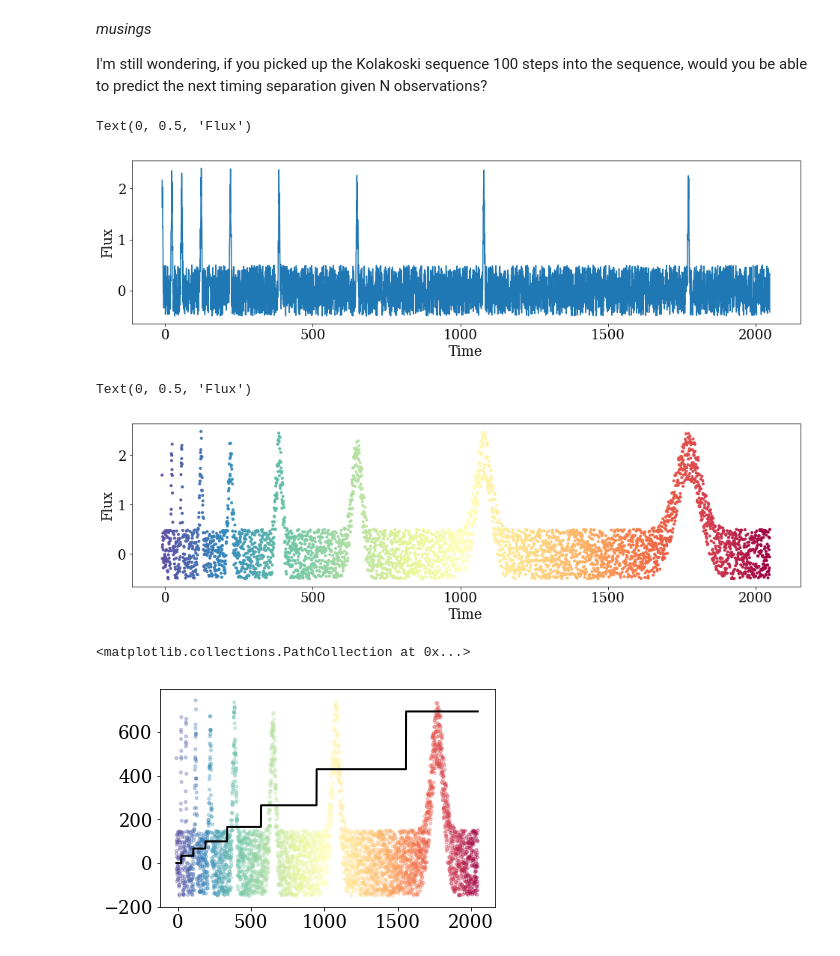
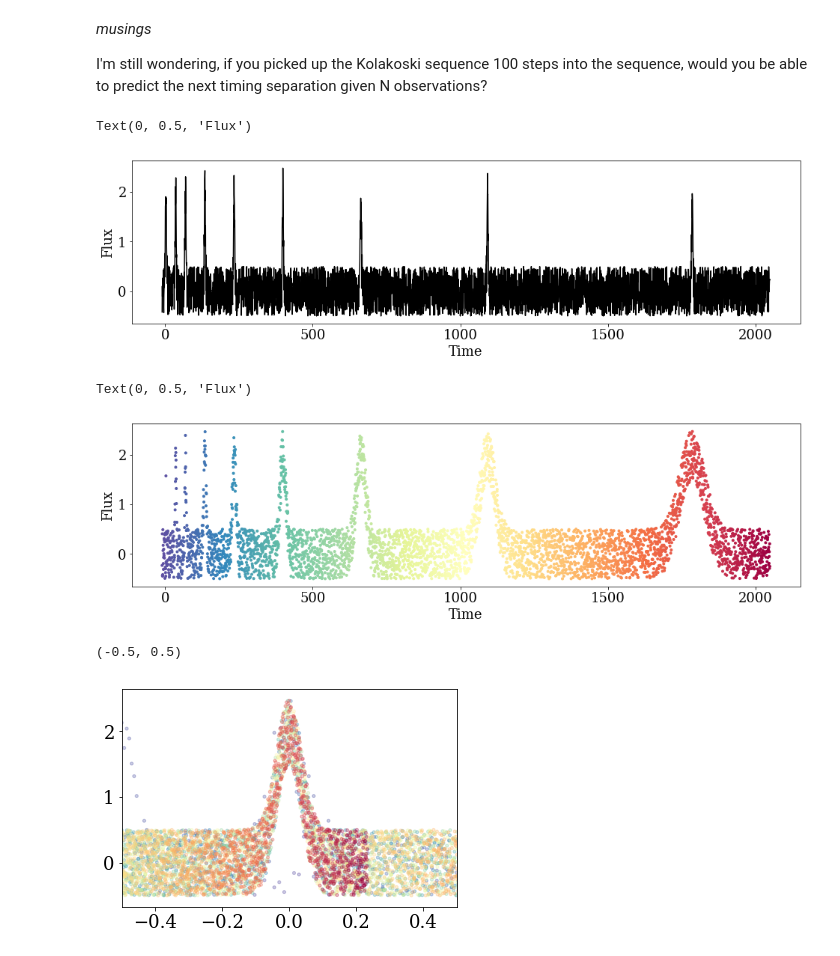
Before and after one commit to StellarCartography/SDM, a Jupyter notebook: code/SDM.ipynb, the cells around one changed output. Saved outputs shown, nothing was run; the diff lists cells and outputs as text; code cells hidden in the pictures.

```diff
--- a/code/SDM.ipynb
+++ b/code/SDM.ipynb
@@ -29,7 +29,7 @@ matplotlib.rcParams.update({'font.family':'serif'})
 std = 2
 tau = 33
 amp = 2.
-t0 = 0
+t0 = 3
 
 time = np.arange(-10, 2048, 0.5)
 
@@ -37,14 +37,16 @@ flux = np.random.random(len(time))*1 - 0.5
 flux = flux + fib_gaus1(time, tau, amp, std, t0=t0)
 
 plt.figure(figsize=(16,4))
-plt.plot(time, flux)
+plt.plot(time, flux, c='k')
 plt.xlabel('Time')
 plt.ylabel('Flux')
 # plt.savefig('big_lc.png', dpi=300, bbox_inches='tight', pad_inches=0.25)
 # %% [output]
 Text(0, 0.5, 'Flux')
-[figure, old version]
+[figure, new version]
 # %%
+# and now, what if we scale the width of the gaussian as well...
+
 flux2 = np.random.random(len(time))*1 - 0.5
 flux2 = flux2 + fib_gaus2(time, tau, amp, std, t0=t0, Nfib=9)
 
@@ -54,18 +56,15 @@ plt.xlabel('Time')
 plt.ylabel('Flux')
 # %% [output]
 Text(0, 0.5, 'Flux')
-[figure, old version]
+[figure, new version]
 # %%
-step = np.zeros_like(time)
+# we can of course reconstruct the gaussians, and overlay them all
+
 fib_seq = fib(10) * tau
-dseq = (fib_seq[1:] - fib_seq[0:-1]) / 2
-
 for k in range(1,len(fib_seq)):
-    step[(time >= np.nanmin(time) + t0 + np.cumsum(fib_seq)[k-1] - dseq[k-1]) &
-         (time < np.nanmin(time) + t0 + np.cumsum(fib_seq)[k] - dseq[k-1])] = fib_seq[k-1]
-
-plt.plot(time, step, c='k', lw=2)
-plt.scatter(time, flux2*300, c=time, marker='.', cmap=plt.cm.Spectral_r, alpha=0.3)
+    pp = (time - (t0 + np.cumsum(fib_seq)[k-1])) / ((1+fib_seq[k])/tau)
+    plt.scatter(pp/tau, flux2, c=time, marker='.', cmap=plt.cm.Spectral_r, alpha=0.3)
+plt.xlim(-0.5, 0.5)
 # %% [output]
-<matplotlib.collections.PathCollection at 0x...>
+(-0.5, 0.5)
-[figure, old version]
+[figure, new version]
```
Also changed, not shown: parts of 29 cells of this notebook, 1 other file.
